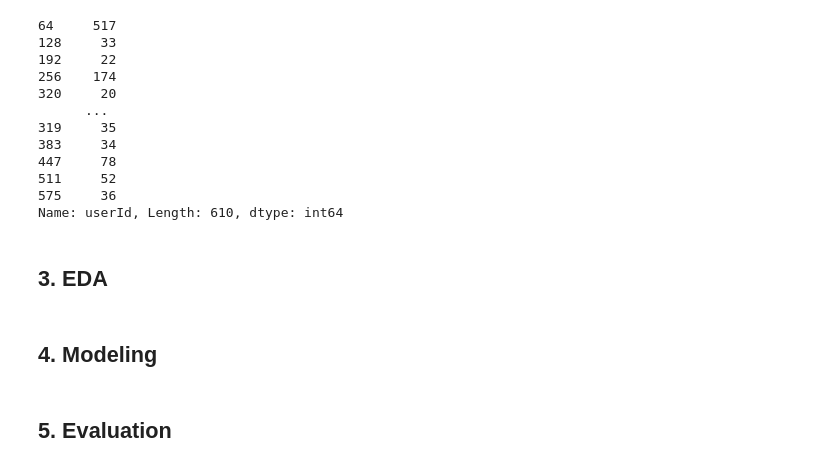
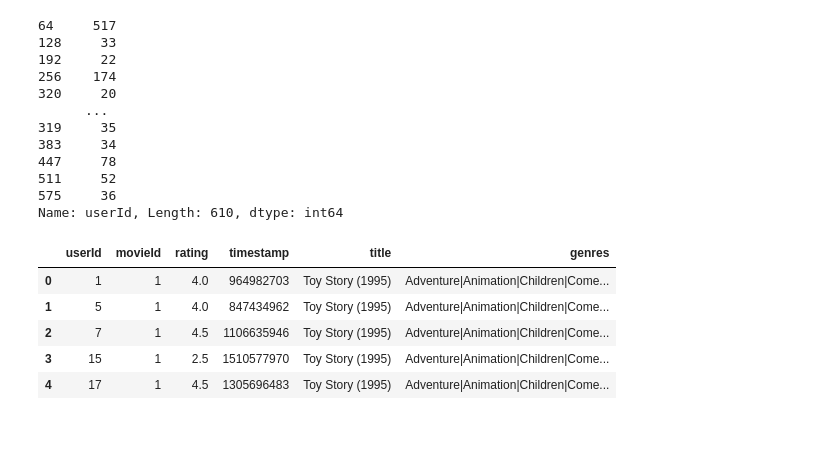
Before and after one commit to jesicahmwikali/RecommendationSystems-Team4-Phase4-Project, a Jupyter notebook: recommender.ipynb, the cells around one changed output. Saved outputs shown, nothing was run; the diff lists cells and outputs as text; code cells hidden in the pictures; blank space fills up the shorter version.

Commit message:
EDA and Modeling

```diff
--- a/recommender.ipynb
+++ b/recommender.ipynb
@@ -68,9 +85,14 @@ df_ratings.userId.value_counts(sort=False)
 511     52
 575     36
 Name: userId, Length: 610, dtype: int64
-# %% [markdown]
-## 3. EDA
-# %% [markdown]
-## 4. Modeling
-# %% [markdown]
-## 5. Evaluation
+# %%
+#merge movies and ratings dataset
+df = df_ratings.merge(df_movies, on="movieId")
+df.head()
+# %% [output]
+|  | userId | movieId | rating | timestamp | title | genres |
+| 0 | 1 | 1 | 4.0 | 964982703 | Toy Story (1995) | Adventure|Animation|Children|Come... |
+| 1 | 5 | 1 | 4.0 | 847434962 | Toy Story (1995) | Adventure|Animation|Children|Come... |
+| 2 | 7 | 1 | 4.5 | 1106635946 | Toy Story (1995) | Adventure|Animation|Children|Come... |
+| 3 | 15 | 1 | 2.5 | 1510577970 | Toy Story (1995) | Adventure|Animation|Children|Come... |
+| 4 | 17 | 1 | 4.5 | 1305696483 | Toy Story (1995) | Adventure|Animation|Children|Come... |
```
Also changed, not shown: parts of 38 cells of this notebook.
